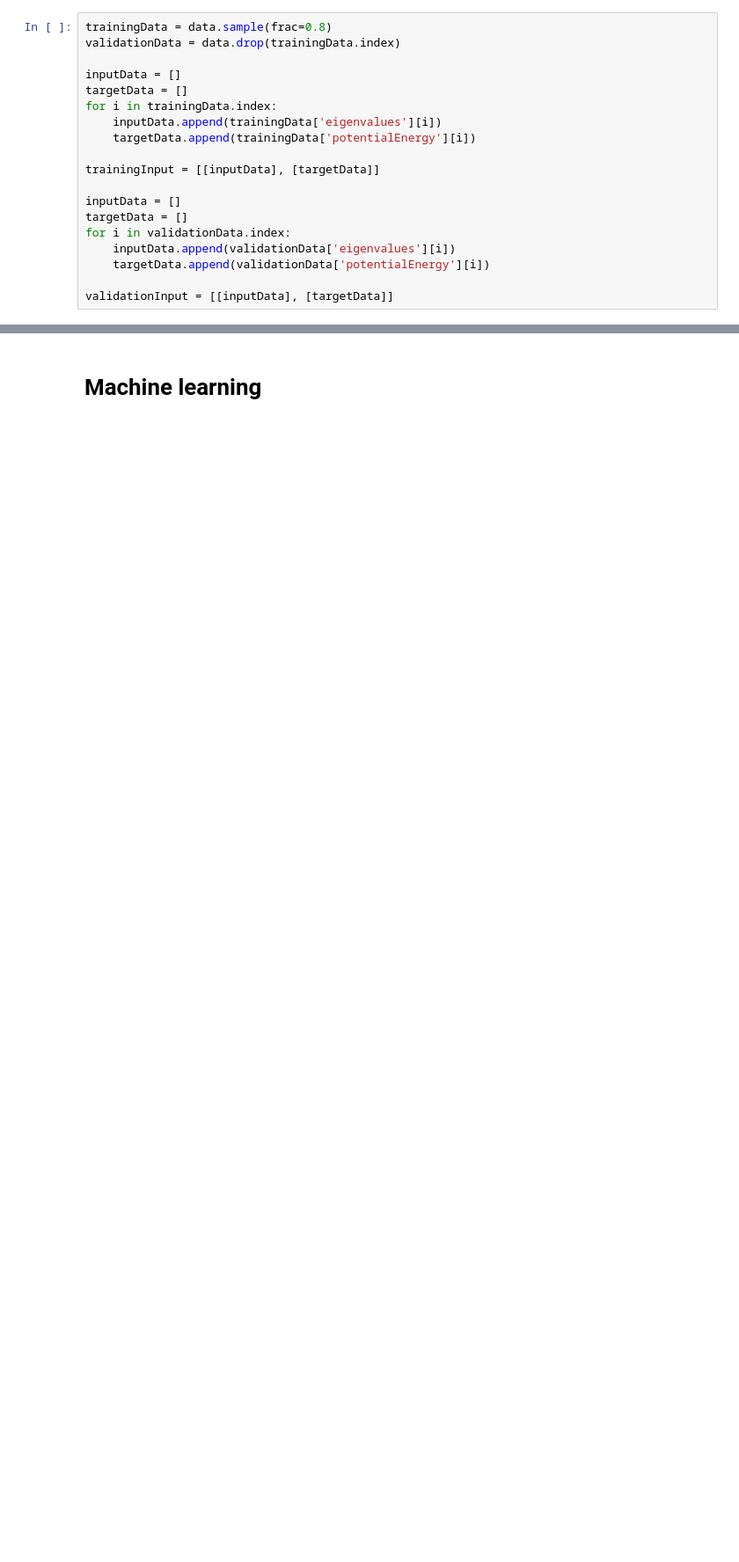
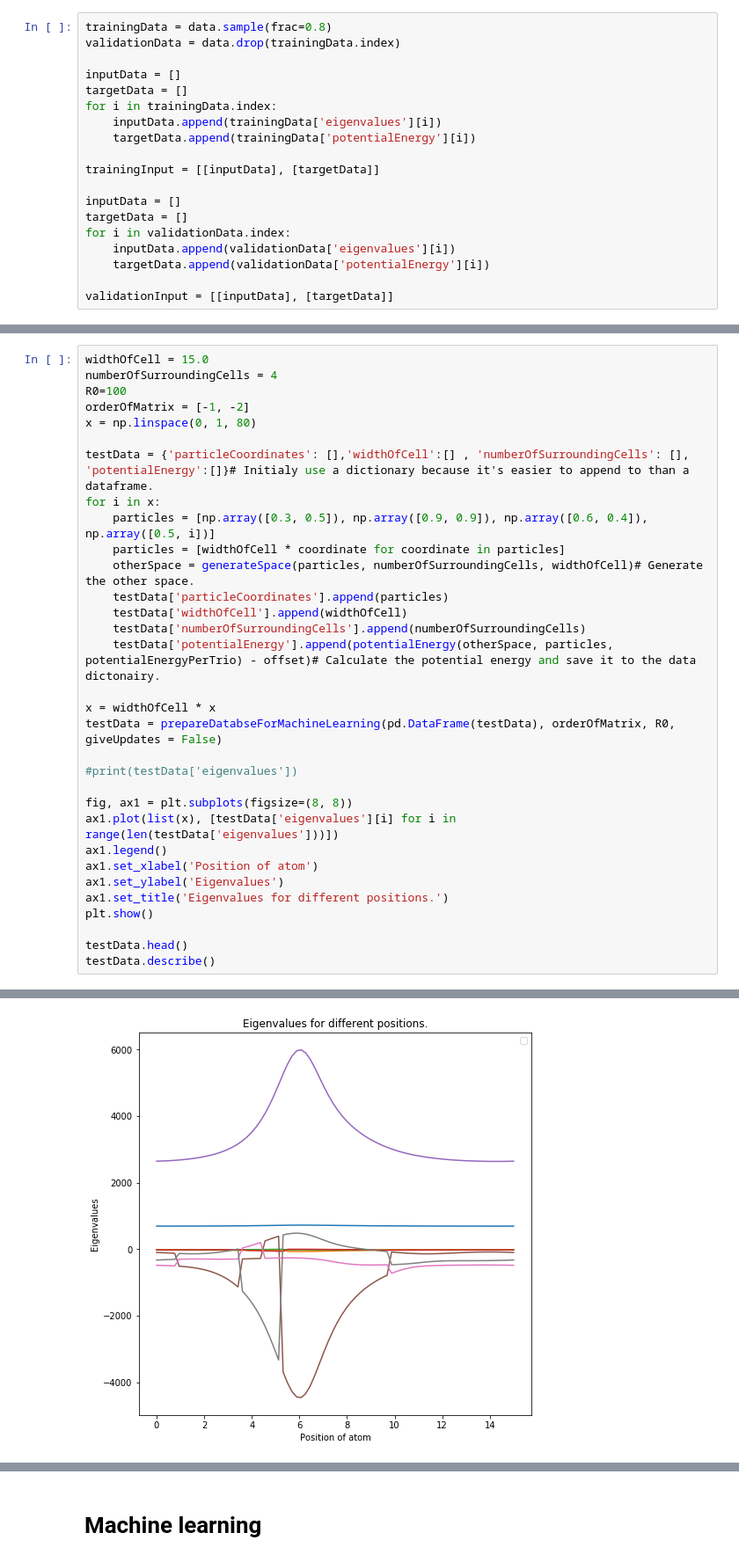
Before and after one commit to TimHeiszwolf/Quantum_energy_ML, a Jupyter notebook: MachineLearning.ipynb, the cells around one changed output, grey strips where cells are left out. Shown at 88% size. Cells and saved outputs as stored; diff of their text form; blank space fills up the shorter version.

Commit message:
ADD eigenvalue plot

```diff
--- a/MachineLearning.ipynb
+++ b/MachineLearning.ipynb
@@ -217,0 +220,33 @@ validationInput = [[inputData], [targetData]]
+# %%
+widthOfCell = 15.0
+numberOfSurroundingCells = 4
+R0=100
+orderOfMatrix = [-1, -2]
+x = np.linspace(0, 1, 80)
+
+testData = {'particleCoordinates': [],'widthOfCell':[] , 'numberOfSurroundingCells': [], 'potentialEnergy':[]}# Initialy use a dictionary because it's easier to append to than a dataframe.
+for i in x:
+    particles = [np.array([0.3, 0.5]), np.array([0.9, 0.9]), np.array([0.6, 0.4]), np.array([0.5, i])]
+    particles = [widthOfCell * coordinate for coordinate in particles]
+    otherSpace = generateSpace(particles, numberOfSurroundingCells, widthOfCell)# Generate the other space.
+    testData['particleCoordinates'].append(particles)
+    testData['widthOfCell'].append(widthOfCell)
+    testData['numberOfSurroundingCells'].append(numberOfSurroundingCells)
+    testData['potentialEnergy'].append(potentialEnergy(otherSpace, particles, potentialEnergyPerTrio) - offset)# Calculate the potential energy and save it to the data dictonairy.
+
+x = widthOfCell * x
+testData = prepareDatabseForMachineLearning(pd.DataFrame(testData), orderOfMatrix, R0, giveUpdates = False)
+
+#print(testData['eigenvalues'])
+
+fig, ax1 = plt.subplots(figsize=(8, 8))
+ax1.plot(list(x), [testData['eigenvalues'][i] for i in range(len(testData['eigenvalues']))])
+ax1.legend()
+ax1.set_xlabel('Position of atom')
+ax1.set_ylabel('Eigenvalues')
+ax1.set_title('Eigenvalues for different positions.')
+plt.show()
+
+testData.head()
+testData.describe()
+# %% [output]
@@ -217,0 +254 @@ validationInput = [[inputData], [targetData]]
+[figure, added]
```
Also changed, not shown: parts of 10 cells of this notebook.
